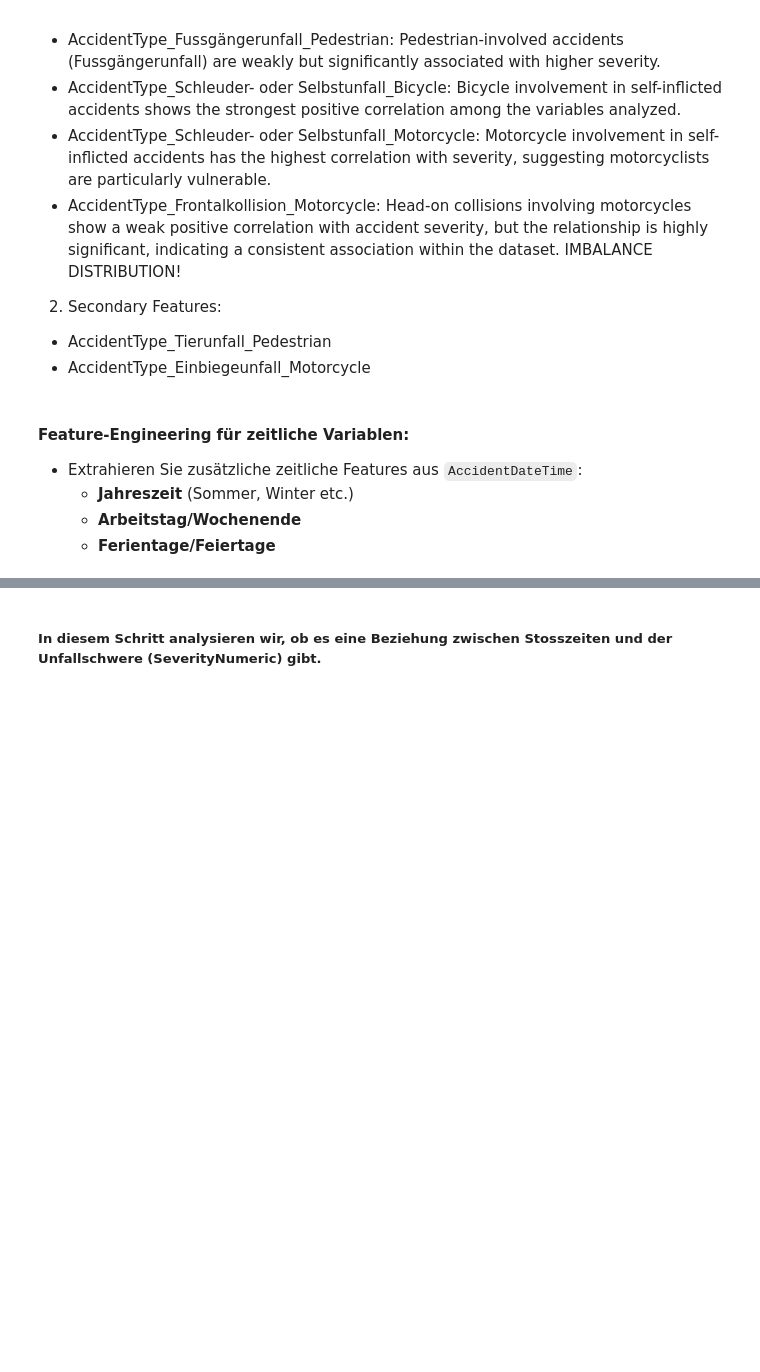
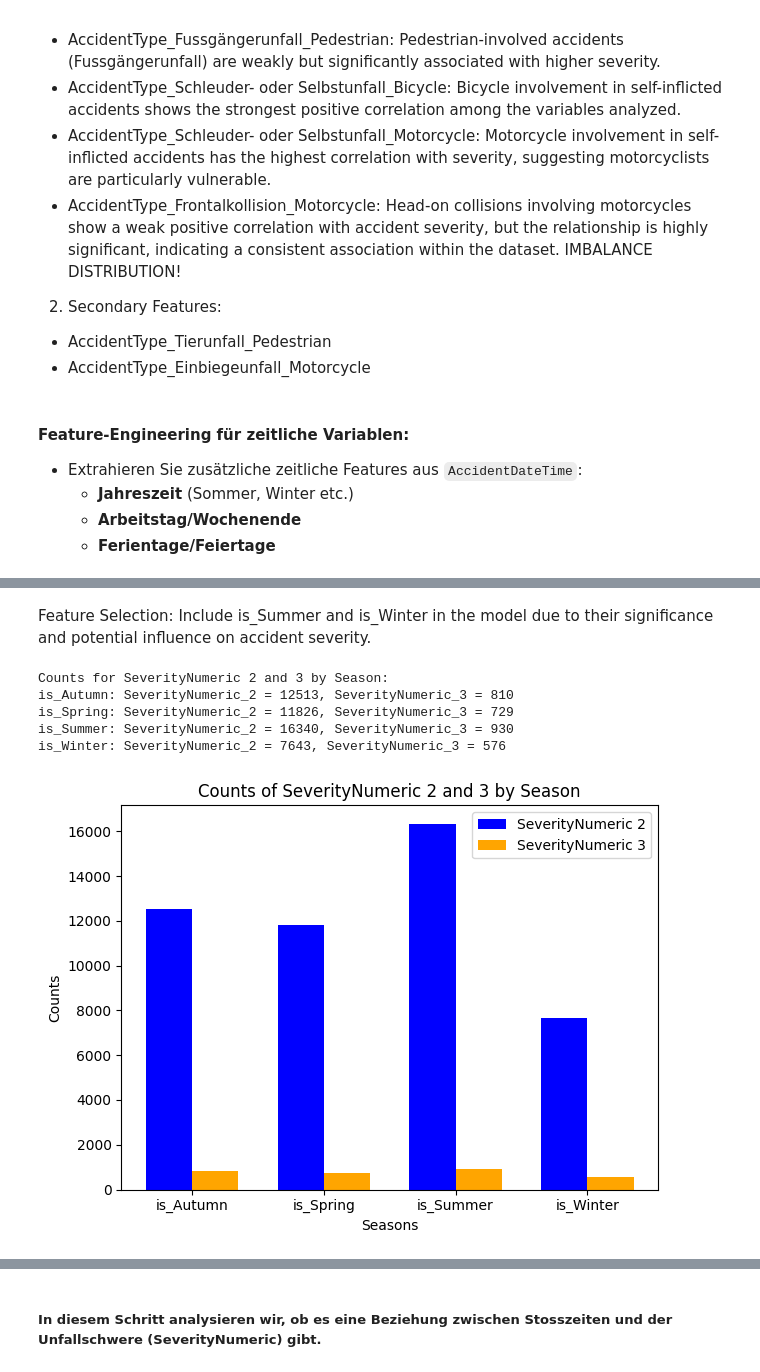
Before and after one commit to dominiqueulrixh/Verkehrsunfaellanalyse, a Jupyter notebook: Verkehrsunfallanalyse.ipynb, the cells around one changed output, grey strips where cells are left out. Saved outputs shown, nothing was run; the diff lists cells and outputs as text; code cells hidden in the pictures; blank space fills up the shorter version.

```diff
--- a/Verkehrsunfallanalyse.ipynb
+++ b/Verkehrsunfallanalyse.ipynb
@@ -1288,0 +1340,59 @@ Head-on collisions involving motorcycles show a weak positive correlation with a
+# %% [markdown]
+Feature Selection:
+Include is_Summer and is_Winter in the model due to their significance and potential influence on accident severity.
+# %%
+# Initialize a dictionary to store counts for SeverityNumeric 2 and 3
+severity_counts = {}
+
+# Iterate through the seasonal variables
+for season in ['is_Autumn', 'is_Spring', 'is_Summer', 'is_Winter']:
+    # Count rows where the season is 1 and SeverityNumeric is 2
+    count_severity_2 = df_de_cleaned[(df_de_cleaned[season] == 1) & (df_de_cleaned['SeverityNumeric'] == 2)].shape[0]
+
+    # Count rows where the season is 1 and SeverityNumeric is 3
+    count_severity_3 = df_de_cleaned[(df_de_cleaned[season] == 1) & (df_de_cleaned['SeverityNumeric'] == 3)].shape[0]
+
+    # Store the counts in the dictionary
+    severity_counts[season] = {
+        'SeverityNumeric_2': count_severity_2,
+        'SeverityNumeric_3': count_severity_3
+    }
+
+# Display the results
+print("Counts for SeverityNumeric 2 and 3 by Season:")
+for season, counts in severity_counts.items():
+    print(f"{season}: SeverityNumeric_2 = {counts['SeverityNumeric_2']}, SeverityNumeric_3 = {counts['SeverityNumeric_3']}")
+# %% [output]
+Counts for SeverityNumeric 2 and 3 by Season:
+is_Autumn: SeverityNumeric_2 = 12513, SeverityNumeric_3 = 810
+is_Spring: SeverityNumeric_2 = 11826, SeverityNumeric_3 = 729
+is_Summer: SeverityNumeric_2 = 16340, SeverityNumeric_3 = 930
+is_Winter: SeverityNumeric_2 = 7643, SeverityNumeric_3 = 576
+# %%
+import matplotlib.pyplot as plt
+
+# Prepare data for the bar plot
+seasons = list(severity_counts.keys())
+severity_2_counts = [severity_counts[season]['SeverityNumeric_2'] for season in seasons]
+severity_3_counts = [severity_counts[season]['SeverityNumeric_3'] for season in seasons]
+
+# Set bar width and positions
+bar_width = 0.35
+x = range(len(seasons))
+
+# Create the bar plot
+plt.bar(x, severity_2_counts, width=bar_width, label='SeverityNumeric 2', color='blue')
+plt.bar([pos + bar_width for pos in x], severity_3_counts, width=bar_width, label='SeverityNumeric 3', color='orange')
+
+# Add labels, title, and legend
+plt.xlabel('Seasons')
+plt.ylabel('Counts')
+plt.title('Counts of SeverityNumeric 2 and 3 by Season')
+plt.xticks([pos + bar_width / 2 for pos in x], seasons)  # Center ticks between bars
+plt.legend()
+
+# Display the plot
+plt.tight_layout()
+plt.show()
+# %% [output]
+[figure, added]
```
Also changed, not shown: parts of 18 cells of this notebook, 1 other file.
